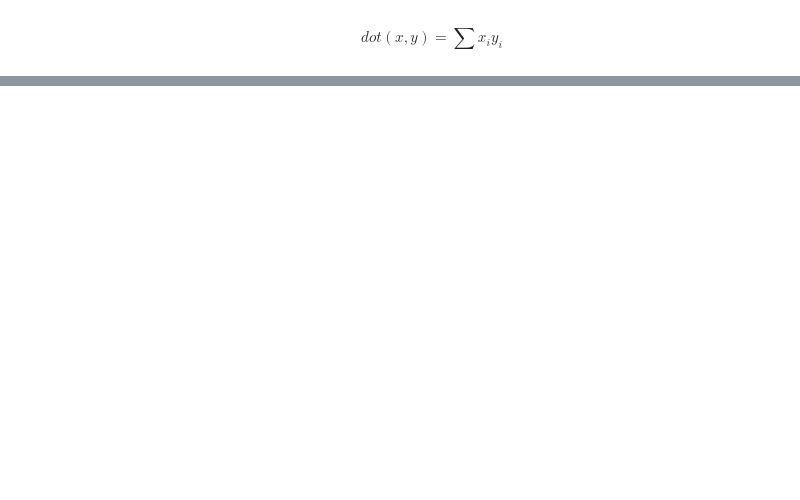
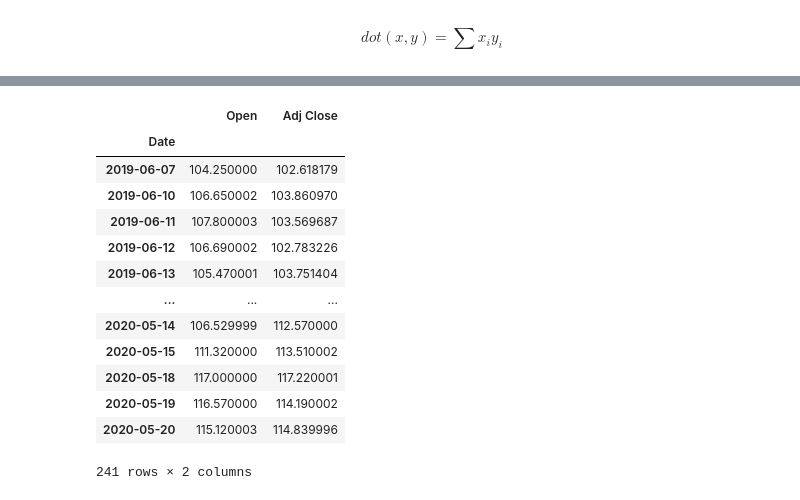
Before and after one commit to Santosh-KC159/econophysics, a Jupyter notebook: numericalPython/correlation.ipynb, the cells around one changed output, grey strips where cells are left out. Saved outputs shown, nothing was run; the diff lists cells and outputs as text; code cells hidden in the pictures; blank space fills up the shorter version.

Commit message:
Finding correlation between stocks

```diff
--- a/numericalPython/correlation.ipynb
+++ b/numericalPython/correlation.ipynb
@@ -53,2 +133,23 @@ names = os.listdir(path)[:20]
+# %%
+df2 = pd.read_csv('../data/stock_dfs/TROW.csv', index_col=0)
+# %%
+df2.drop(['High', 'Low', 'Close', , 'Volume'], 1, inplace=True)
+# %%
+df2
+# %% [output]
+|  | Open | Adj Close |
+| Date |  |  |
+| 2019-06-07 | 104.250000 | 102.618179 |
+| 2019-06-10 | 106.650002 | 103.860970 |
+| 2019-06-11 | 107.800003 | 103.569687 |
+| 2019-06-12 | 106.690002 | 102.783226 |
+| 2019-06-13 | 105.470001 | 103.751404 |
+| ... | ... | ... |
+| 2020-05-14 | 106.529999 | 112.570000 |
+| 2020-05-15 | 111.320000 | 113.510002 |
+| 2020-05-18 | 117.000000 | 117.220001 |
+| 2020-05-19 | 116.570000 | 114.190002 |
+| 2020-05-20 | 115.120003 | 114.839996 |
+241 rows × 2 columns
 # %%
 names[0][:-4]
```
Also changed, not shown: parts of 30 cells of this notebook.
